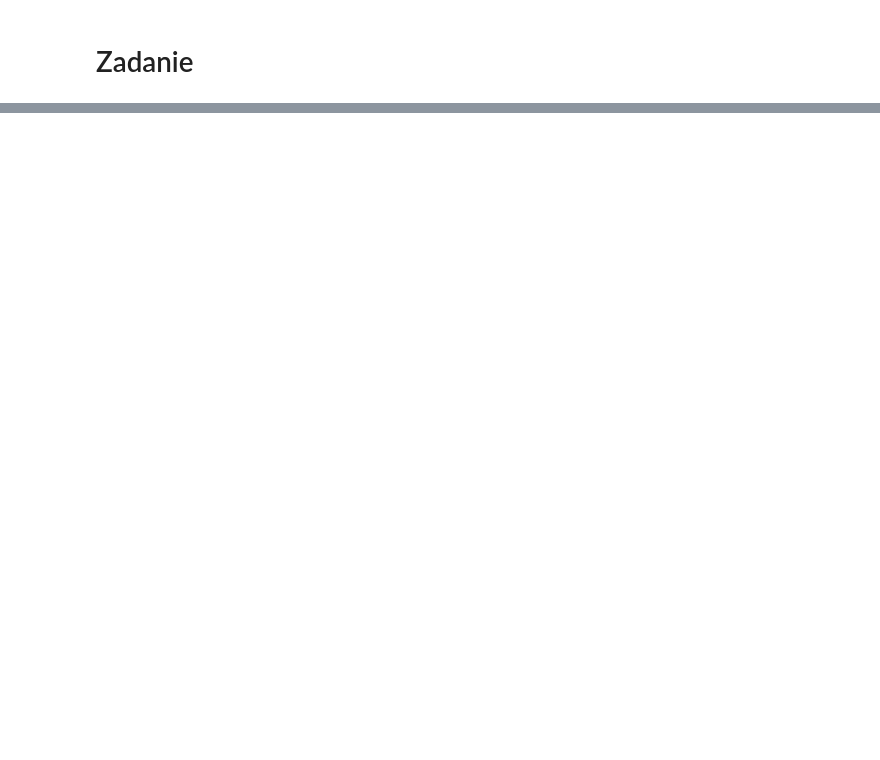
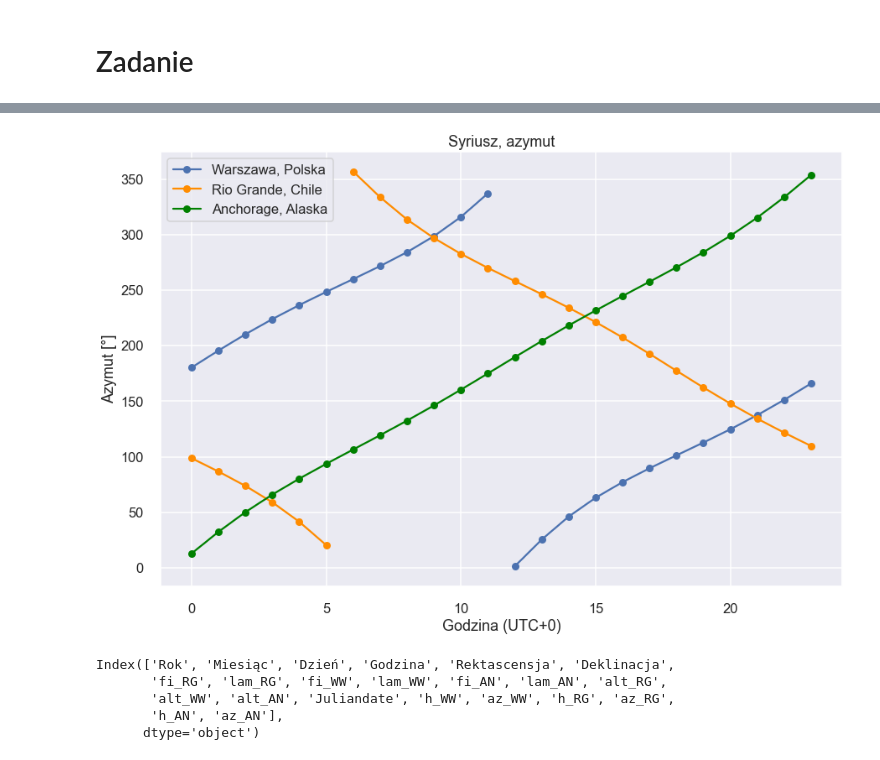
Before and after one commit to krz144/WZGW, a Jupyter notebook: Projekt2/projekt2.ipynb, the cells around one changed output, grey strips where cells are left out. Drawn from its saved outputs; the diff is of its cells as text; code cells hidden in the pictures; blank space fills up the shorter version.

```diff
--- a/Projekt2/projekt2.ipynb
+++ b/Projekt2/projekt2.ipynb
@@ -122,0 +138,29 @@ print(jd)
+# %%
+sns.set_theme(context='talk', style='darkgrid')
+
+# plt.plot(orig_df['Godzina'], orig_df['az_WW'], 'o', label="Warszawa, Polska")
+# plt.plot(orig_df['Godzina'], orig_df['az_RG'], 'o', label="Rio Grande, Chile")
+# plt.plot(orig_df['Godzina'], orig_df['az_AN'], 'o', label="Anchorage, Alaska")
+plt.plot(orig_df['Godzina'][:12], orig_df['az_WW'][:12], color='b',marker='o', label="Warszawa, Polska")
+plt.plot(orig_df['Godzina'][12:], orig_df['az_WW'][12:], color='b',marker='o')
+plt.plot(orig_df['Godzina'][:6], orig_df['az_RG'][:6], color='darkorange', label="Rio Grande, Chile",marker='o')
+plt.plot(orig_df['Godzina'][6:], orig_df['az_RG'][6:], color='darkorange',marker='o')
+plt.plot(orig_df['Godzina'], orig_df['az_AN'], color='green', label="Anchorage, Alaska",marker='o')
+
+plt.title('Syriusz, azymut')
+plt.xlabel('Godzina (UTC+0)')
+plt.ylabel('Azymut [°]')
+plt.legend()
+
+plt.tight_layout()
+plt.show()
+# %% [output]
+[figure, added]
+# %%
+orig_df.columns
+# %% [output]
+Index(['Rok', 'Miesiąc', 'Dzień', 'Godzina', 'Rektascensja', 'Deklinacja',
+       'fi_RG', 'lam_RG', 'fi_WW', 'lam_WW', 'fi_AN', 'lam_AN', 'alt_RG',
+       'alt_WW', 'alt_AN', 'Juliandate', 'h_WW', 'az_WW', 'h_RG', 'az_RG',
+       'h_AN', 'az_AN'],
+      dtype='object')
```
Also changed, not shown: parts of 14 cells of this notebook, 1 other file.
